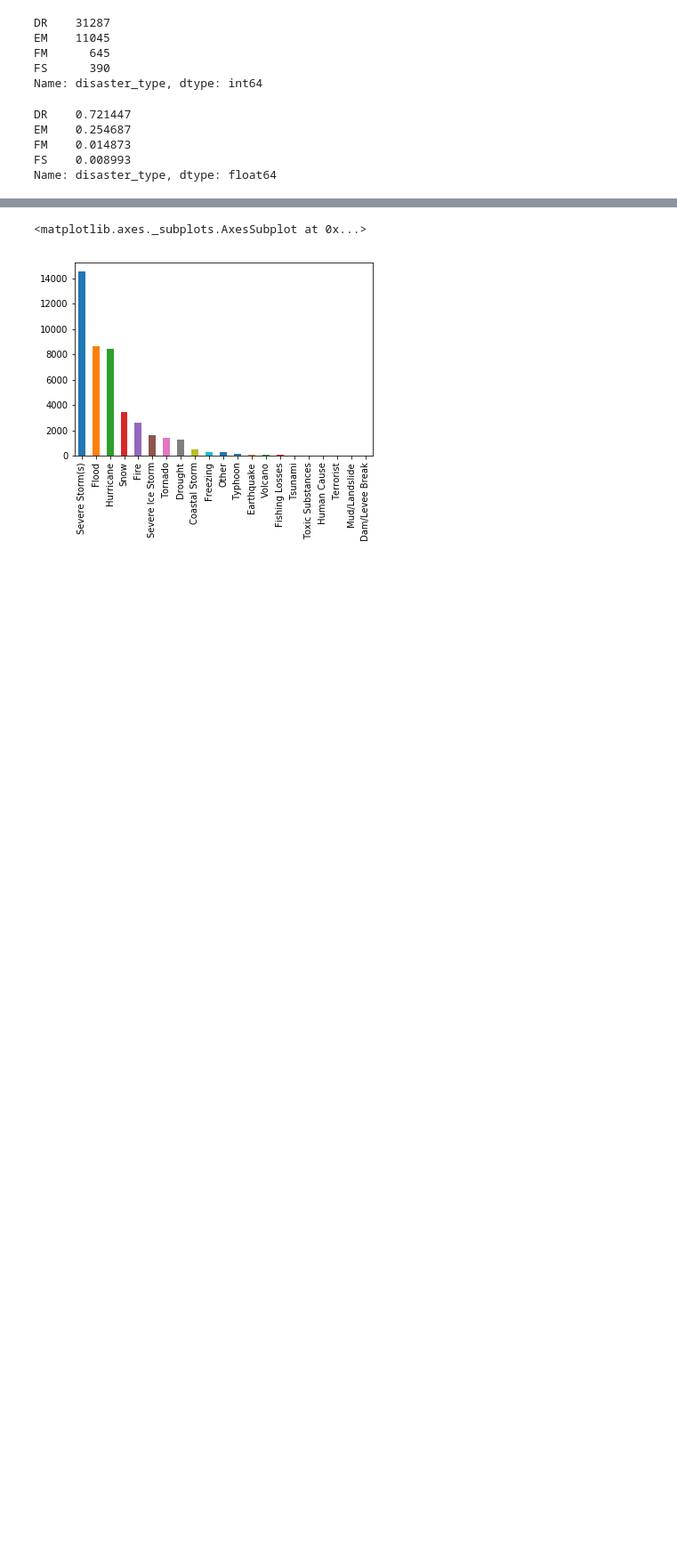
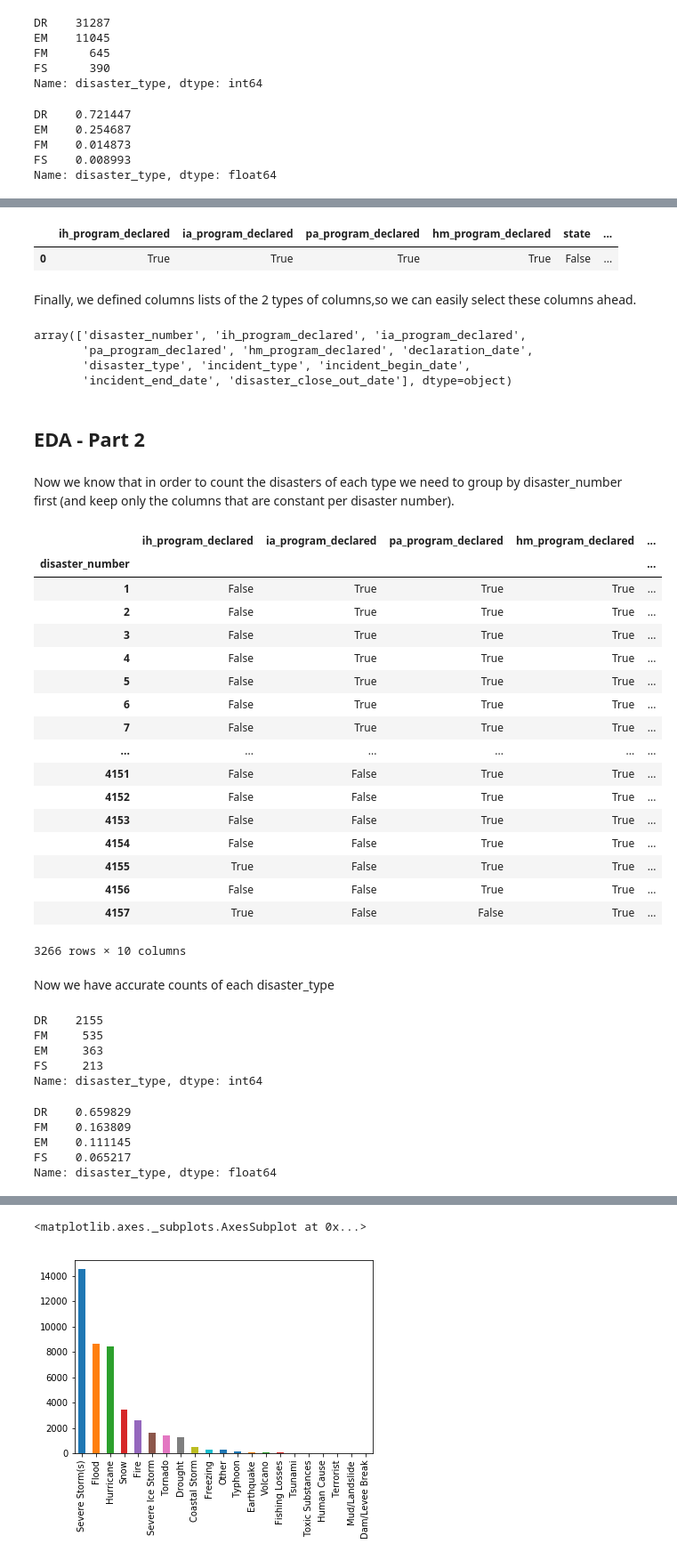
Before and after one commit to Bollack/analytics-disaster-project, a Jupyter notebook: EDA - Deliverable.ipynb, the cells around one changed output, grey strips where cells are left out. Shown: that part at 89% size. Saved outputs shown, nothing was run; the diff lists cells and outputs as text; code cells hidden in the pictures; blank space fills up the shorter version.

Commit message:
Sorted part of the EDA section
Sorted part of the EDA section
Added image explaining different disaster_type acronymns

```diff
--- a/EDA - Deliverable.ipynb
+++ b/EDA - Deliverable.ipynb
@@ -250,0 +254,67 @@ We need to find out what those acronyms mean.
+# %%
+def are_all_true(series):
+    return all(val == True for val in series.values)
+
+dsAreAlltrue = dfAreSameByDisaster.aggregate(are_all_true)
+dsAreAlltrue.to_frame().T
+# %% [output]
+|  | ih_program_declared | ia_program_declared | pa_program_declared | hm_program_declared | state | ... |
+| 0 | True | True | True | True | False | ... |
+# %% [markdown]
+Finally, we defined columns lists of the 2 types of columns,so we can easily select these columns ahead.
+# %%
+idxConstantColsPerDisasterNum = np.insert(dsAreAlltrue[dsAreAlltrue].index.values, 0, "disaster_number")
+idxVariableColsPerDisasterNum = dsAreAlltrue[dsAreAlltrue == False].index.values
+
+idxConstantColsPerDisasterNum
+# Sample on how to use
+# newDS = ds[idxConstantColsPerDisasterNum]
+# %% [output]
+array(['disaster_number', 'ih_program_declared', 'ia_program_declared',
+       'pa_program_declared', 'hm_program_declared', 'declaration_date',
+       'disaster_type', 'incident_type', 'incident_begin_date',
+       'incident_end_date', 'disaster_close_out_date'], dtype=object)
+# %% [markdown]
+## EDA - Part 2
+# %% [markdown]
+Now we know that in order to count the disasters of each type we need to group by disaster_number first (and keep only the columns that are constant per disaster number).
+# %%
+dfByDisasterNumber = df[idxConstantColsPerDisasterNum].groupby('disaster_number').first()
+dfByDisasterNumber
+# %% [output]
+|  | ih_program_declared | ia_program_declared | pa_program_declared | hm_program_declared | ... |
+| disaster_number |  |  |  |  | ... |
+| 1 | False | True | True | True | ... |
+| 2 | False | True | True | True | ... |
+| 3 | False | True | True | True | ... |
+| 4 | False | True | True | True | ... |
+| 5 | False | True | True | True | ... |
+| 6 | False | True | True | True | ... |
+| 7 | False | True | True | True | ... |
+| ... | ... | ... | ... | ... | ... |
+| 4151 | False | False | True | True | ... |
+| 4152 | False | False | True | True | ... |
+| 4153 | False | False | True | True | ... |
+| 4154 | False | False | True | True | ... |
+| 4155 | True | False | True | True | ... |
+| 4156 | False | False | True | True | ... |
+| 4157 | True | False | False | True | ... |
+3266 rows × 10 columns
+# %% [markdown]
+Now we have accurate counts of each disaster_type
+# %%
+dfByDisasterNumber['disaster_type'].value_counts()
+# %% [output]
+DR    2155
+FM     535
+EM     363
+FS     213
+Name: disaster_type, dtype: int64
+# %%
+dfByDisasterNumber['disaster_type'].value_counts(normalize = 'True')
+# %% [output]
+DR    0.659829
+FM    0.163809
+EM    0.111145
+FS    0.065217
+Name: disaster_type, dtype: float64
```
Also changed, not shown: parts of 26 cells of this notebook, 1 other file.
